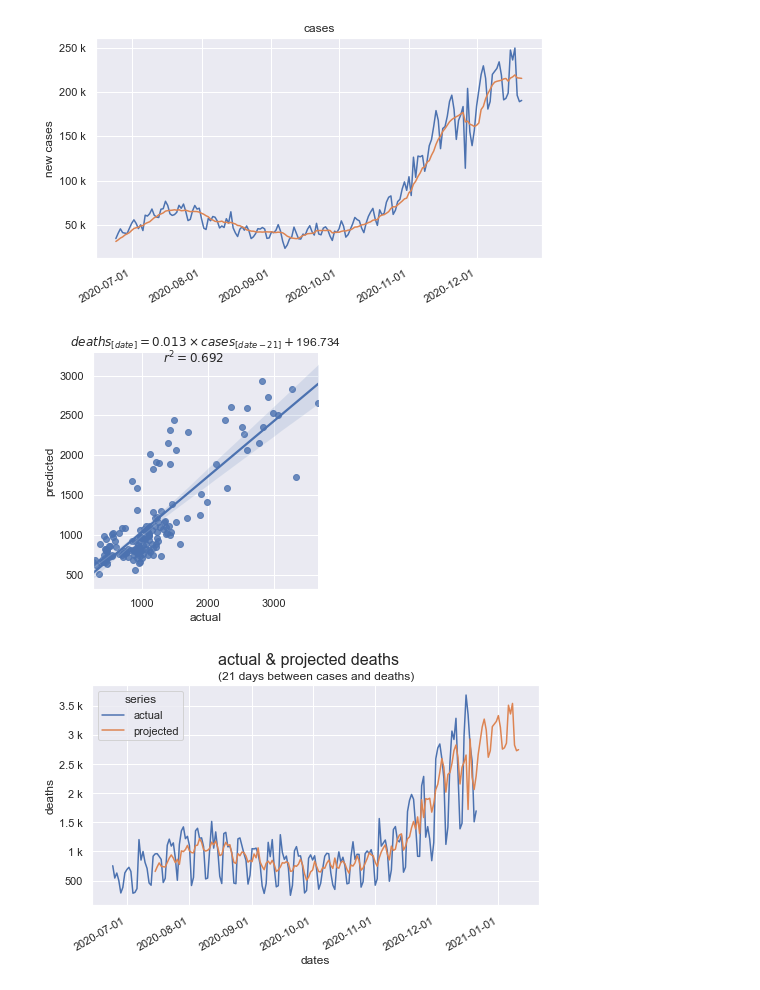
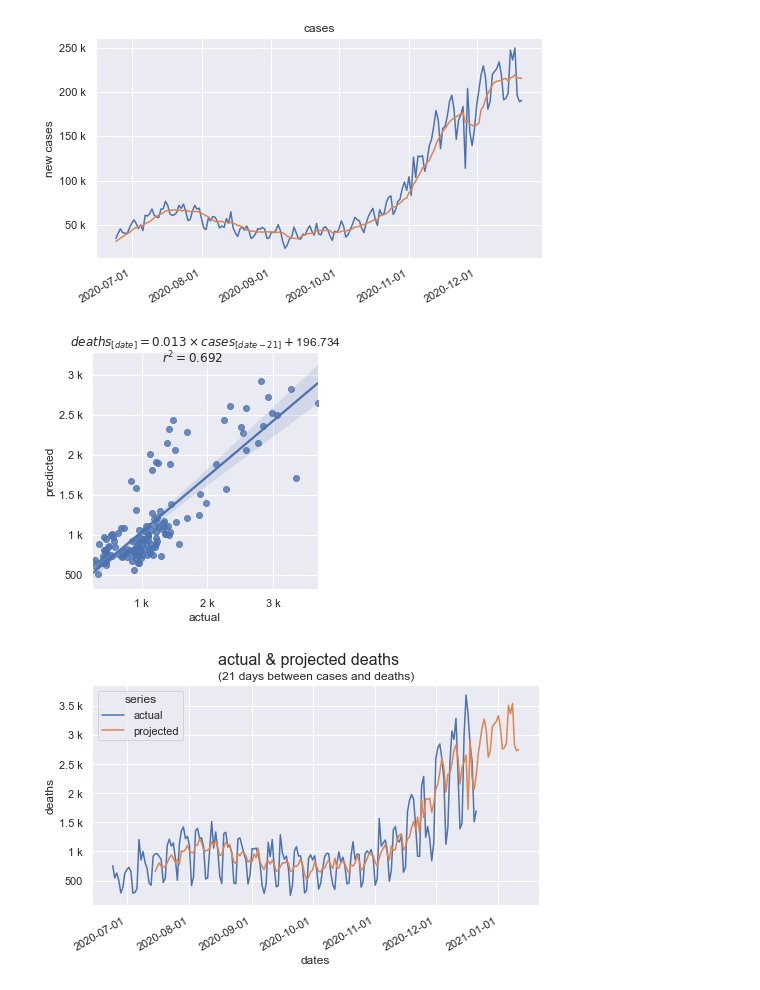
Before and after one commit to dkackman/covid, a Jupyter notebook: covid-linear-regression.ipynb, the cells around one changed output. Cells and saved outputs as stored; diff of their text form; code cells hidden in the pictures.

```diff
--- a/covid-linear-regression.ipynb
+++ b/covid-linear-regression.ipynb
@@ -59,14 +59,18 @@ fig.savefig("cases.png", bbox_inches='tight')
 # %%
 model = BestFitModel(df[['new_cases']], df['new_deaths'], MAX_OFFSET)
 
 fig = sns.lmplot(data= model.data, x="actual", y="predicted").fig
-fig.axes[0].set_title(fr'$deaths_{{[date]}}={round(model.linearRegression.coef_[0], 3)} \times cases_{{[date-{model.offset}]}} + ${round(model.linearRegression.intercept_, 3)}', fontsize=12)
 fig.suptitle(rf"$r^2={round(model.r2,3)}$", fontsize=12)
 fig.set_size_inches(3.75, 3.75)
 
+ax = fig.axes[0]
+ax.xaxis.set_major_formatter(ticker.EngFormatter())
+ax.yaxis.set_major_formatter(ticker.EngFormatter())
+ax.set_title(fr'$deaths_{{[date]}}={round(model.linearRegression.coef_[0], 3)} \times cases_{{[date-{model.offset}]}} + ${round(model.linearRegression.intercept_, 3)}', fontsize=12)
+
 fig.savefig("daily.png", bbox_inches='tight')
 # %% [output]
-[figure, old version]
+[figure, new version]
 # %%
 data = Predict(model, df["date"], df[['new_cases']], df['new_deaths'])
 
```
Also changed, not shown: parts of 1 cell of this notebook, 2 other files.
